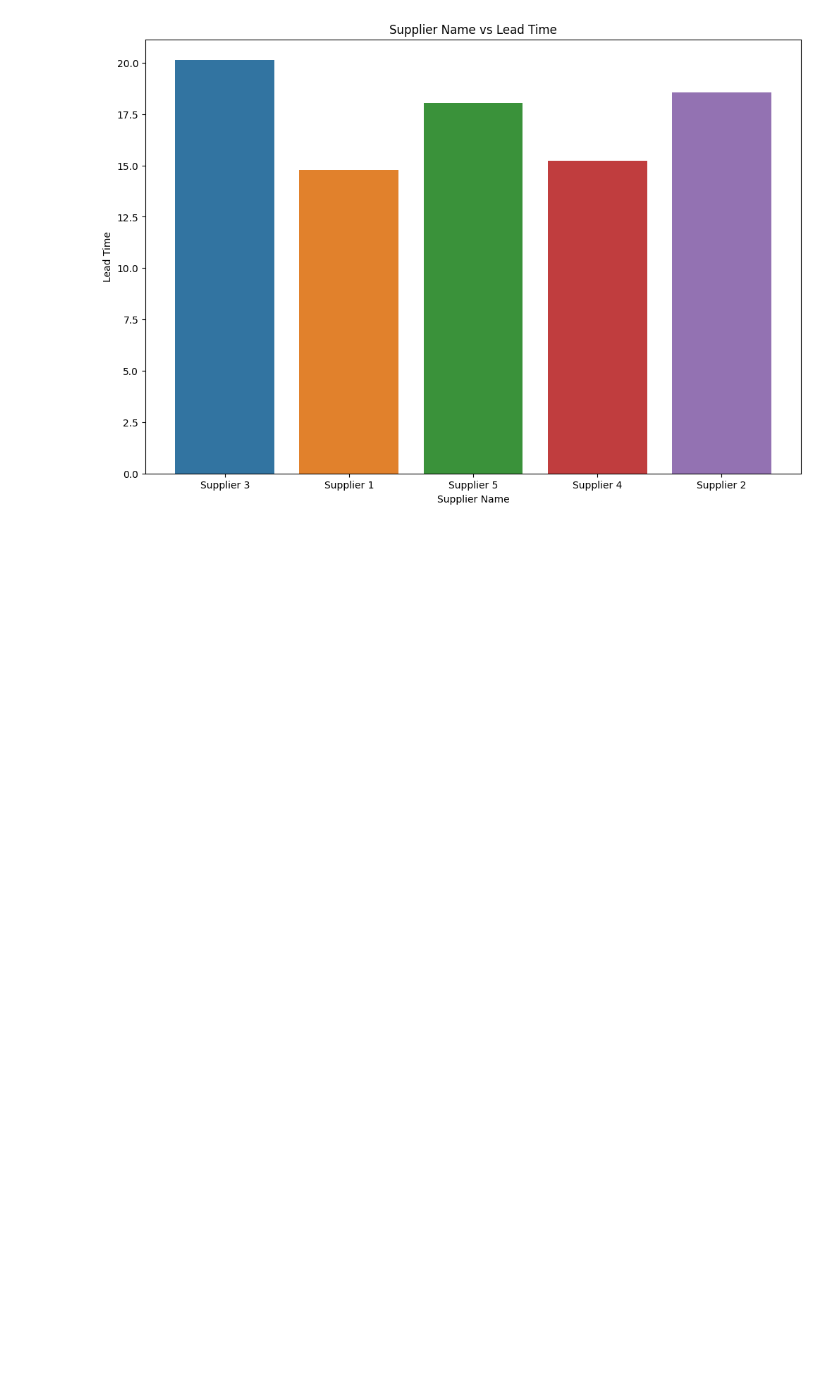
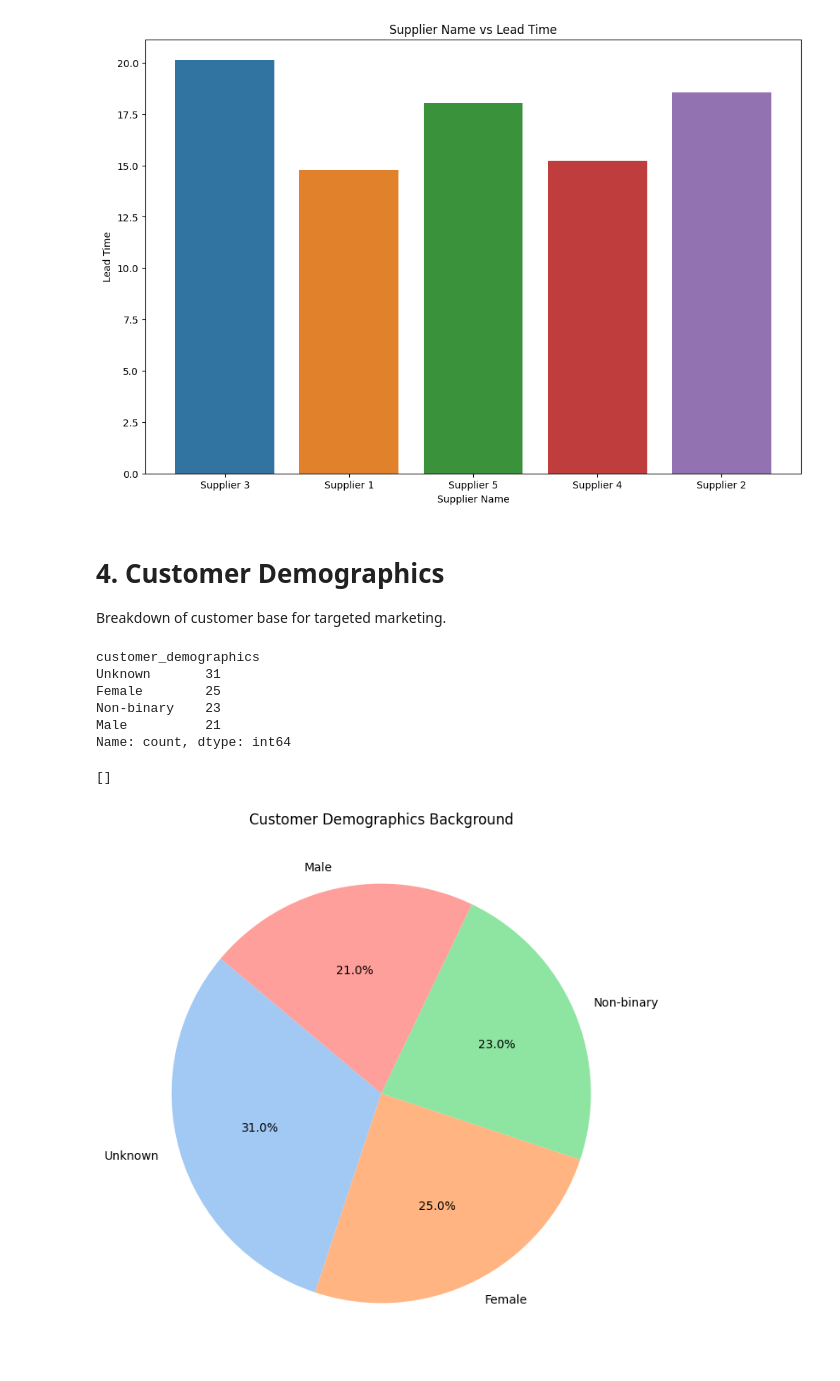
Before and after one commit to ram-polisetti/DataScience, a Jupyter notebook: supplychaindatainsightsvisualization.ipynb, the cells around one changed output. Drawn from its saved outputs; the diff is of its cells as text; code cells hidden in the pictures; blank space fills up the shorter version.

Commit message:
Kaggle Notebook | SupplyChainDataInsightsVisualization | Version 4

```diff
--- a/supplychaindatainsightsvisualization.ipynb
+++ b/supplychaindatainsightsvisualization.ipynb
@@ -130,3 +130,29 @@ plt.plot()
 # %% [output]
 []
 [figure]
+# %% [markdown]
+# 4. Customer Demographics
+Breakdown of customer base for targeted marketing.
+# %%
+customer_demo_counts = data.customer_demographics.value_counts()
+customer_demo_counts
+# %% [output]
+customer_demographics
+Unknown       31
+Female        25
+Non-binary    23
+Male          21
+Name: count, dtype: int64
+# %%
+plt.figure(figsize=(8, 8))
+colors = sns.color_palette('pastel')[0:5]
+plt.pie(customer_demo_counts,
+        labels = customer_demo_counts.index,
+        autopct='%1.1f%%',
+        startangle=140,
+       colors = colors)
+plt.title("Customer Demographics Background")
+plt.plot()
+# %% [output]
+[]
+[figure, added]
```
